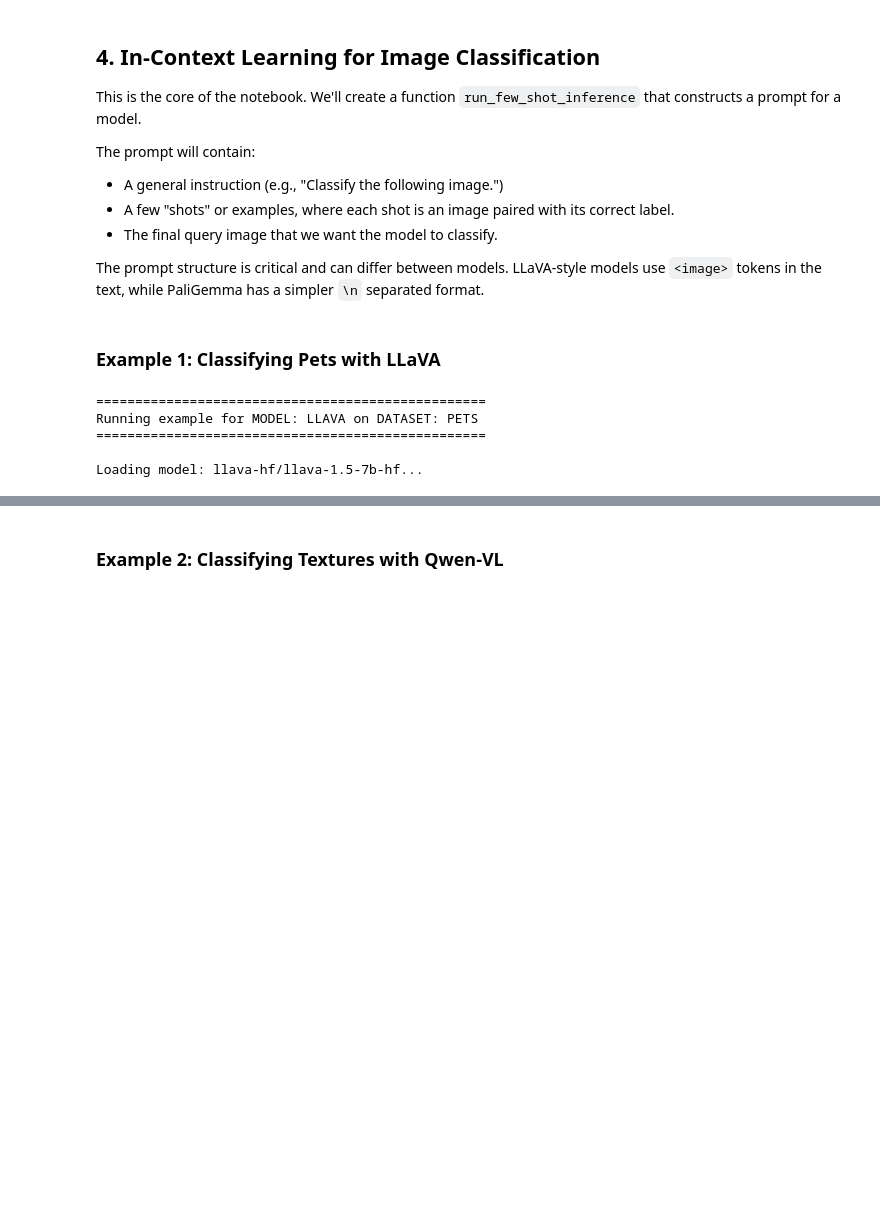
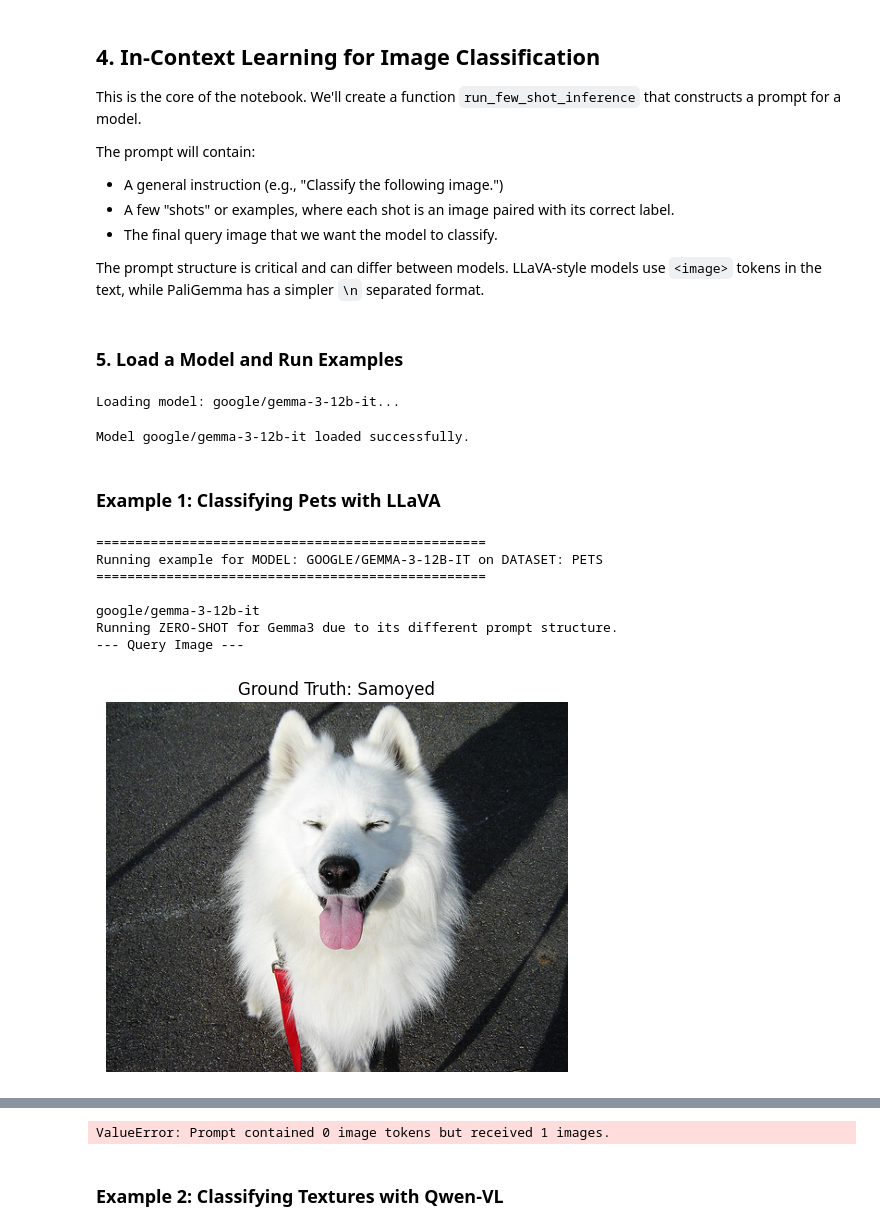
Before and after one commit to letyrodridc/research-llms-in-context-learning-explained, a Jupyter notebook: notebooks/research_notebook.ipynb, the cells around one changed output, grey strips where cells are left out. Cells and saved outputs as stored; diff of their text form; code cells hidden in the pictures; blank space fills up the shorter version.

```diff
--- a/notebooks/research_notebook.ipynb
+++ b/notebooks/research_notebook.ipynb
@@ -104,8 +100,13 @@ MODEL_IDS = {
     "qwen-vl": "Qwen/Qwen-VL-Chat",
 }
 
-def load_model(model_name):
-    """Loads a specified model and its processor in 4-bit."""
+g_model = None
+g_processor = None
+
+def load_model_globally(model_name):
+    """Loads a specified model and its processor into global variables."""
+    global g_model, g_processor
+
     model_id = MODEL_IDS.get(model_name.lower())
     if not model_id:
         raise ValueError(
@@ -123,7 +124,7 @@ def load_model(model_name):
     # Qwen requires trusting remote code
     trust_remote_code = "qwen" in model_name.lower()
 
-    model = AutoModelForCausalLM.from_pretrained(
+    g_model = AutoModelForCausalLM.from_pretrained(
         model_id,
         quantization_config=quantization_config,
         torch_dtype=torch.float16,
@@ -131,10 +132,9 @@ def load_model(model_name):
         trust_remote_code=trust_remote_code,
     )
 
-    processor = AutoProcessor.from_pretrained(model_id)
+    g_processor = AutoProcessor.from_pretrained(model_id)
 
     print(f"Model {model_id} loaded successfully.")
-    return model, processor
 # %% [markdown]
 ## 4. In-Context Learning for Image Classification
 
@@ -267,10 +268,33 @@ def run_and_display_example(model_name, dataset_name, num_shots=3):
+# %% [markdown]
+### 5. Load a Model and Run Examples
+# %%
+import ipywidgets as widgets
+from IPython.display import display
+
+model_names = list(MODEL_IDS.keys())
+model_dropdown = widgets.Dropdown(options=model_names, description='Model:')
+load_button = widgets.Button(description='Load Model')
+
+def on_load_button_clicked(b):
+    load_model_globally(model_dropdown.value)
+#load_button.on_click(on_load_button_clicked)
+
+#display(model_dropdown, load_button)
+
+load_model_globally("gemma3")
+# %% [output]
+Loading model: google/gemma-3-12b-it...
+Model google/gemma-3-12b-it loaded successfully.
 # %% [markdown]
 ### Example 1: Classifying Pets with LLaVA
 # %%
-run_and_display_example("llava", "pets")
+run_and_display_example("pets")
 # %% [output]
 ==================================================
-Running example for MODEL: LLAVA on DATASET: PETS
+Running example for MODEL: GOOGLE/GEMMA-3-12B-IT on DATASET: PETS
 ==================================================
 
-Loading model: llava-hf/llava-1.5-7b-hf...
+google/gemma-3-12b-it
+Running ZERO-SHOT for Gemma3 due to its different prompt structure.
+--- Query Image ---
+[figure, added]
@@ -279,3 +307,4 @@ Model type should be one of ApertusConfig, ArceeConfig, AriaTextConfig, BambaCon
+ValueError: Prompt contained 0 image tokens but received 1 images.
 # %% [markdown]
 ### Example 2: Classifying Textures with Qwen-VL
 # %%
```
Also changed, not shown: parts of 8 cells of this notebook.
